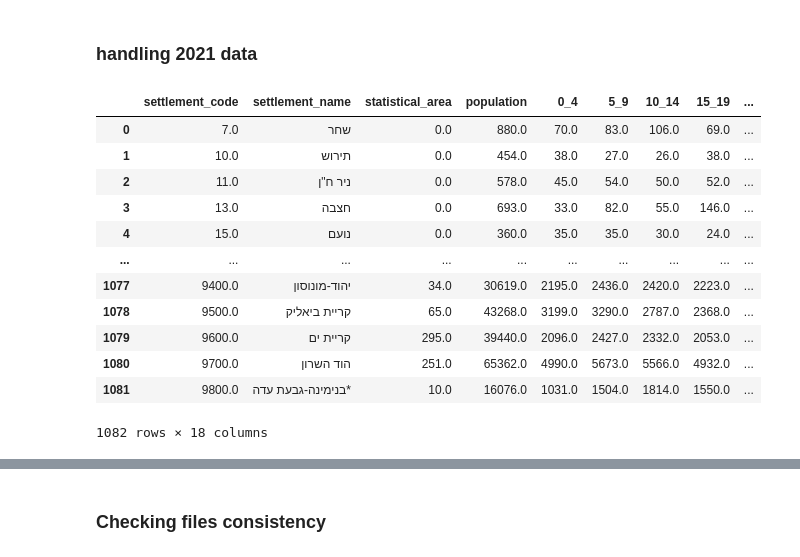
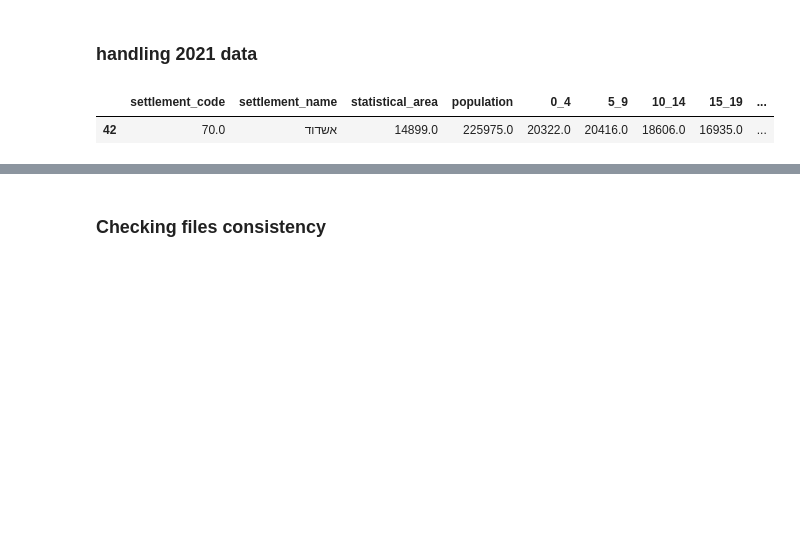
Before and after one commit to tryko/anyway, a Jupyter notebook: israel_population.ipynb, the cells around one changed output, grey strips where cells are left out. Saved outputs shown, nothing was run; the diff lists cells and outputs as text; code cells hidden in the pictures; blank space fills up the shorter version.

```diff
--- a/israel_population.ipynb
+++ b/israel_population.ipynb
@@ -123,12 +123,12 @@ updated_df.to_csv(csv_file_path, index=False, encoding='utf-8-sig')
 ### handling 2021 data
 # %%
 # Load the Excel file and the specific sheet
-file_path = 'g:/My Drive/population_madaf_2021_7.xlsx'
+file_path = './../population_madaf_2021_7.xlsx'
 sheet_name = 'יישובים יהודיים'
 
 # Adjust the header parameter to correctly parse the headers
 excel_data = pd.read_excel(file_path, sheet_name=sheet_name, header=[12])
-
+excel_data
 excel_data.columns = [
     'settlement_code',
     'settlement_name',
@@ -149,46 +149,35 @@ excel_data.columns = [
     '55_59',
     '60_64',
     '65+'
 ]
 excel_data = excel_data.drop(index=[0])
 excel_data = excel_data[excel_data['gender'] == 'סה"כ']
 cols_to_sum = ['population',
     '0_4',
     '5_9',
     '10_14',
     '15_19',
     '20_24',
     '25_29',
     '30_34',
     '35_39',
     '40_44',
     '45_49',
     '50_54',
     '55_59',
     '60_64',
     '65+']
 # excel_data.groupby(['settlement_code'])['population'].sum()
 
 for column in cols_to_sum:
     excel_data[column] = pd.to_numeric(excel_data[column], errors='coerce')
 
+excel_data = excel_data.drop_duplicates(subset=['settlement_code','statistical_area'], keep='first')
 excel_data = excel_data.groupby(['settlement_code','settlement_name']).sum().reset_index()
 
-
-excel_data
+excel_data[excel_data.settlement_name == 'אשדוד']
 # %% [output]
 |  | settlement_code | settlement_name | statistical_area | population | 0_4 | 5_9 | 10_14 | 15_19 | ... |
-| 0 | 7.0 | שחר | 0.0 | 880.0 | 70.0 | 83.0 | 106.0 | 69.0 | ... |
-| 1 | 10.0 | תירוש | 0.0 | 454.0 | 38.0 | 27.0 | 26.0 | 38.0 | ... |
-| 2 | 11.0 | ניר ח"ן | 0.0 | 578.0 | 45.0 | 54.0 | 50.0 | 52.0 | ... |
-| 3 | 13.0 | חצבה | 0.0 | 693.0 | 33.0 | 82.0 | 55.0 | 146.0 | ... |
-| 4 | 15.0 | נועם | 0.0 | 360.0 | 35.0 | 35.0 | 30.0 | 24.0 | ... |
-| ... | ... | ... | ... | ... | ... | ... | ... | ... | ... |
-| 1077 | 9400.0 | יהוד-מונוסון | 34.0 | 30619.0 | 2195.0 | 2436.0 | 2420.0 | 2223.0 | ... |
-| 1078 | 9500.0 | קריית ביאליק | 65.0 | 43268.0 | 3199.0 | 3290.0 | 2787.0 | 2368.0 | ... |
-| 1079 | 9600.0 | קריית ים | 295.0 | 39440.0 | 2096.0 | 2427.0 | 2332.0 | 2053.0 | ... |
-| 1080 | 9700.0 | הוד השרון | 251.0 | 65362.0 | 4990.0 | 5673.0 | 5566.0 | 4932.0 | ... |
-| 1081 | 9800.0 | בנימינה-גבעת עדה* | 10.0 | 16076.0 | 1031.0 | 1504.0 | 1814.0 | 1550.0 | ... |
+| 42 | 70.0 | אשדוד | 14899.0 | 225975.0 | 20322.0 | 20416.0 | 18606.0 | 16935.0 | ... |
-1082 rows × 18 columns
 # %%
 # Load the Excel file and the specific sheet
```
Also changed, not shown: parts of 2 cells of this notebook, 2 other files.
